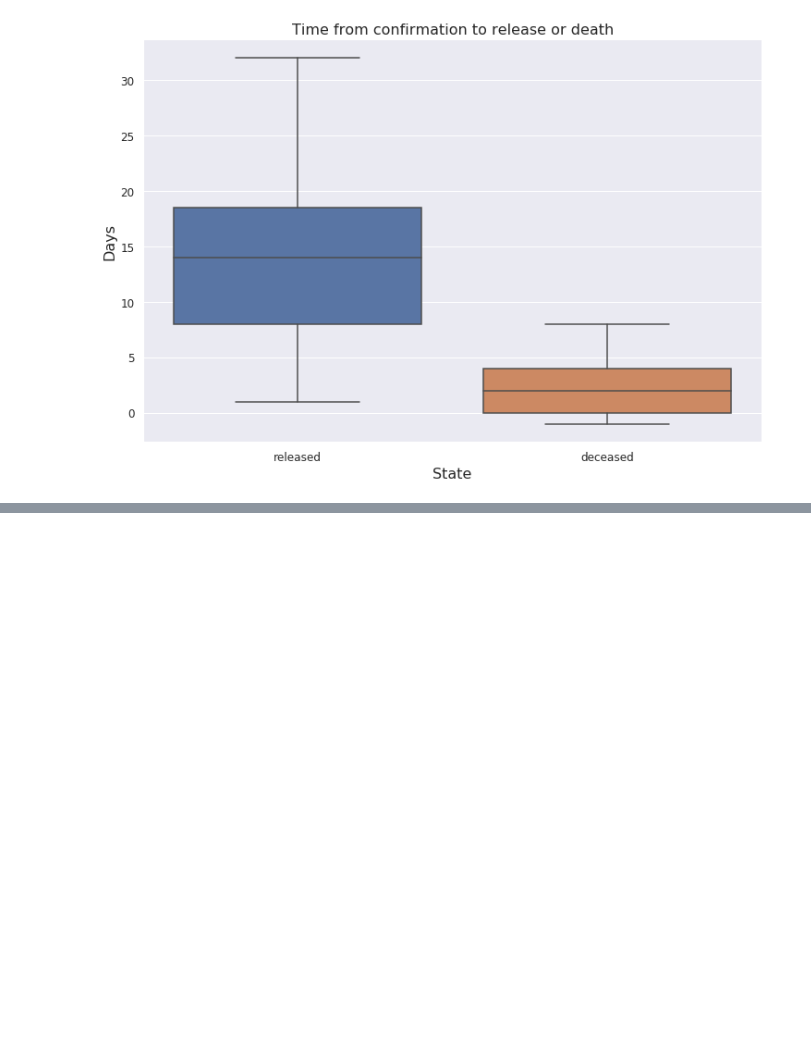
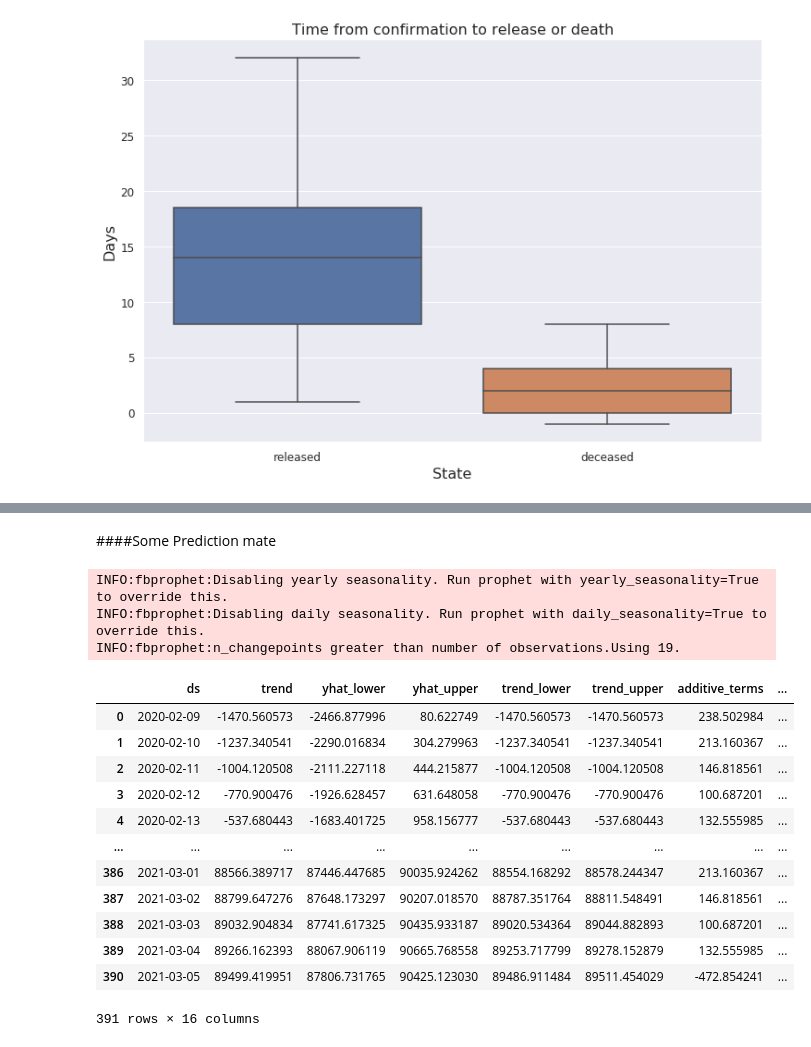
Before and after one commit to Shaheer-Imam/Corona-Virus-Analysis, a Jupyter notebook: Corona_Virus_Analysis.ipynb, the cells around one changed output, grey strips where cells are left out. Drawn from its saved outputs; the diff is of its cells as text; code cells hidden in the pictures; blank space fills up the shorter version.

```diff
--- a/Corona_Virus_Analysis.ipynb
+++ b/Corona_Virus_Analysis.ipynb
@@ -436,0 +476,26 @@ plt.show()
+# %% [markdown]
+####Some Prediction mate
+# %%
+from fbprophet import Prophet
+m=Prophet()
+m.fit(pr_data)
+future=m.make_future_dataframe(periods=365)
+forecast=m.predict(future)
+forecast
+# %% [output]
+INFO:fbprophet:Disabling yearly seasonality. Run prophet with yearly_seasonality=True to override this.
+INFO:fbprophet:Disabling daily seasonality. Run prophet with daily_seasonality=True to override this.
+INFO:fbprophet:n_changepoints greater than number of observations.Using 19.
+|  | ds | trend | yhat_lower | yhat_upper | trend_lower | trend_upper | additive_terms | ... |
+| 0 | 2020-02-09 | -1470.560573 | -2466.877996 | 80.622749 | -1470.560573 | -1470.560573 | 238.502984 | ... |
+| 1 | 2020-02-10 | -1237.340541 | -2290.016834 | 304.279963 | -1237.340541 | -1237.340541 | 213.160367 | ... |
+| 2 | 2020-02-11 | -1004.120508 | -2111.227118 | 444.215877 | -1004.120508 | -1004.120508 | 146.818561 | ... |
+| 3 | 2020-02-12 | -770.900476 | -1926.628457 | 631.648058 | -770.900476 | -770.900476 | 100.687201 | ... |
+| 4 | 2020-02-13 | -537.680443 | -1683.401725 | 958.156777 | -537.680443 | -537.680443 | 132.555985 | ... |
+| ... | ... | ... | ... | ... | ... | ... | ... | ... |
+| 386 | 2021-03-01 | 88566.389717 | 87446.447685 | 90035.924262 | 88554.168292 | 88578.244347 | 213.160367 | ... |
+| 387 | 2021-03-02 | 88799.647276 | 87648.173297 | 90207.018570 | 88787.351764 | 88811.548491 | 146.818561 | ... |
+| 388 | 2021-03-03 | 89032.904834 | 87741.617325 | 90435.933187 | 89020.534364 | 89044.882893 | 100.687201 | ... |
+| 389 | 2021-03-04 | 89266.162393 | 88067.906119 | 90665.768558 | 89253.717799 | 89278.152879 | 132.555985 | ... |
+| 390 | 2021-03-05 | 89499.419951 | 87806.731765 | 90425.123030 | 89486.911484 | 89511.454029 | -472.854241 | ... |
+391 rows × 16 columns
```
Also changed, not shown: parts of 16 cells of this notebook.
